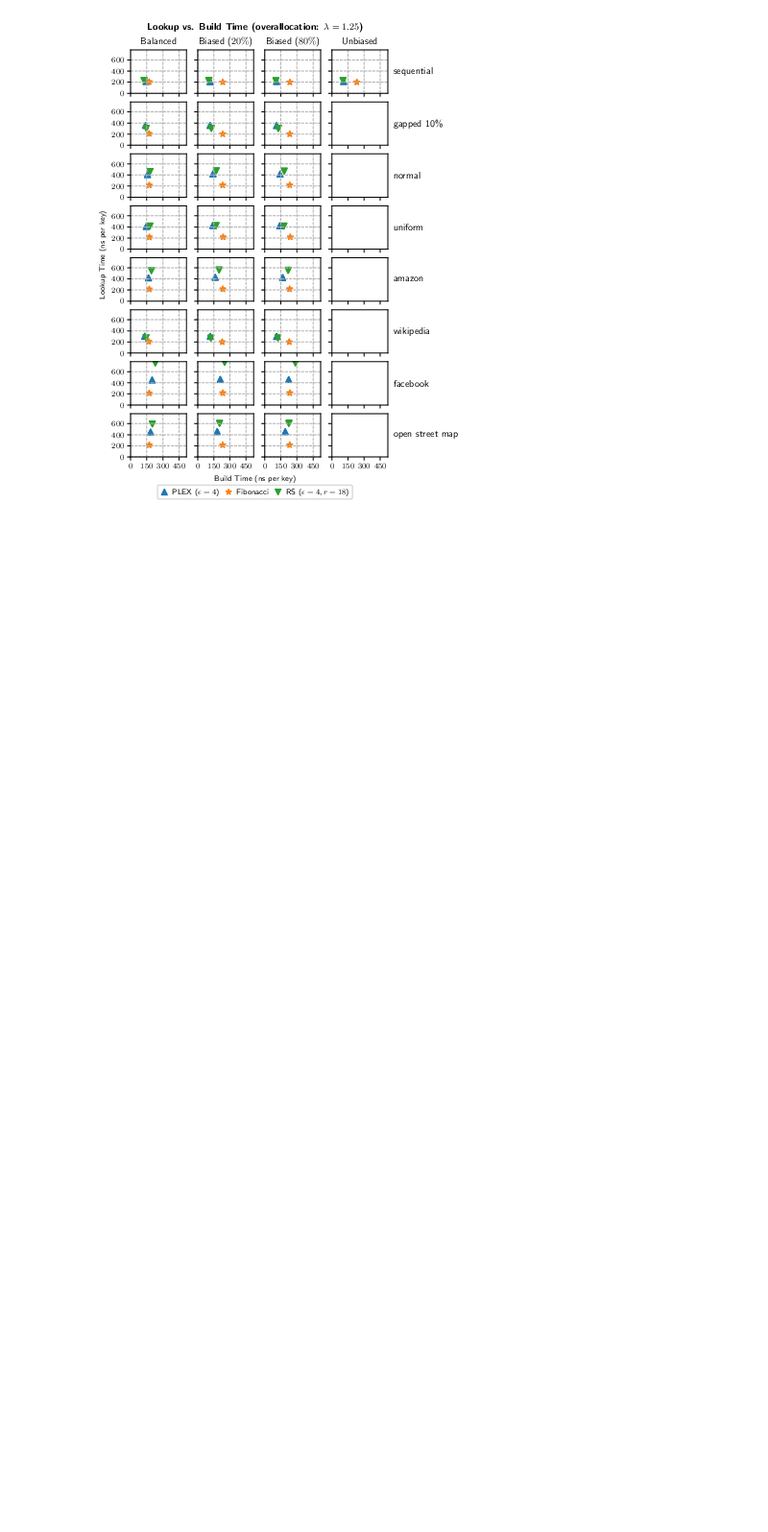
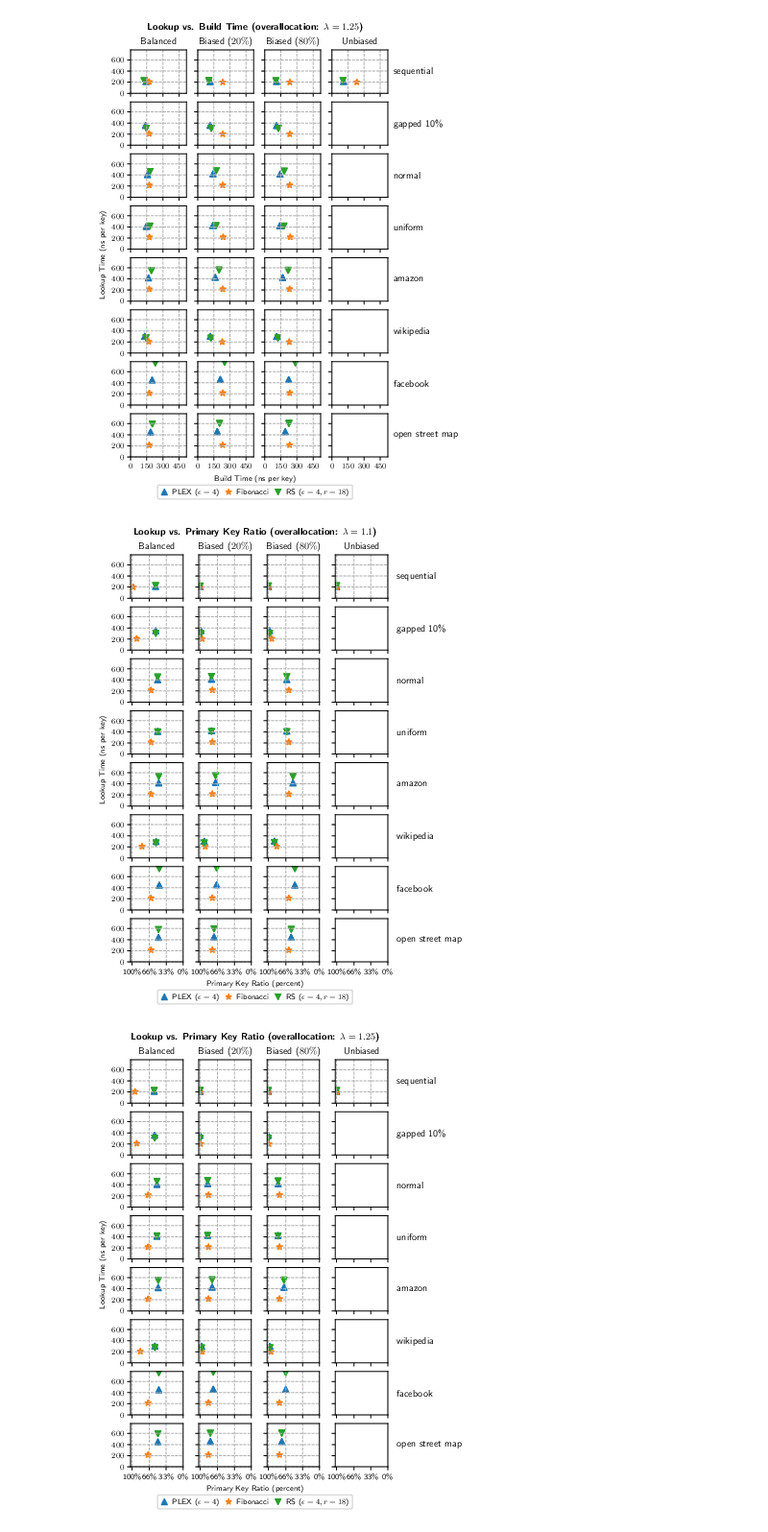
Before and after one commit to IlariaPilo/hashtable, a Jupyter notebook: results/plots_cuckoo.ipynb, the cells around one changed output. Shown: that part at 96% size. Cells and saved outputs as stored; diff of their text form; code cells hidden in the pictures; blank space fills up the shorter version.

Commit message:
first draft of cuckoo plots

```diff
--- a/results/plots_cuckoo.ipynb
+++ b/results/plots_cuckoo.ipynb
@@ -162,7 +163,7 @@ cuckoo_df[[func_name, dataset, dataset_size, overallocation, kicking_strategy, p
 | 1264 | radixspline | seq | 200000000.0 | 1.25 | biased_kicking_0 | exponential | ... |
 300 rows × 13 columns
 # %%
-def plot_cuckoo(data, overalloc):
+def plot_pareto(data, overalloc):
     rows = 8
     cols = 4
 
@@ -218,7 +219,72 @@ def plot_cuckoo(data, overalloc):
     fig.savefig(f"cuckoo_pareto_{overalloc}.pgf", bbox_inches="tight", dpi=300)
 
 for overalloc in [1.10, 1.25]:
-    plot_cuckoo(cuckoo_df, overalloc=overalloc)
+    plot_pareto(cuckoo_df, overalloc=overalloc)
 # %% [output]
 [figure]
 [figure]
+# %%
+def plot_primary_key_ratio(data, overalloc):
+    rows = 8
+    cols = 4
+
+    fig, axs = plt.subplots(rows, cols, figsize=(fig_width*0.8, fig_height*rows*0.65), sharex=True, sharey=True)
+
+    data = data[data[overallocation] == overalloc].copy(deep=True).sort_values(by=[dataset_order, dataset_size])
+    for i, (ds, df) in enumerate(data.groupby([dataset], sort=False)):
+        pad = 7.5
+        axs[i][-1].annotate(
+            dataset_name(ds),
+            xy=(0, 0.5),
+            xytext=(60 + axs[i][-1].yaxis.labelpad + pad, 0),
+            xycoords=axs[i][-1].yaxis.label,
+            textcoords='offset points',
+            size='large',
+            ha='left',
+            va='center',
+            rotation=0
+        )
+
+        for j, (kicking_strat, df) in enumerate(df.groupby([kicking_strategy], sort=False)):
+            ax = axs[i][j]
+            if i == 0:
+                ax.set_title(human_kicking_name(kicking_strat))
+
+            for k, (name, df) in enumerate(df.groupby([func_name], sort=False)):
+                ax.scatter(x=df[primary_key_ratio], y=df[hashtable_lookup], label=human_func_name(name), color=get_color(name), marker=get_marker(name))
+
+            ax.grid(linestyle='--', axis='both')
+            ax.set_xticks([1.0, 0.66, 0.33, 0])
+            ax.xaxis.set_major_formatter(PercentFormatter(xmax=1.0))
+            ax.invert_xaxis()
+            # for tick in ax.get_xticks():
+            #     tick.set_rotation(90)
+            ax.set_ylim([0, 780])
+            ax.set_yticks([0, 200, 400, 600])
+
+    h, l = axs[0][0].get_legend_handles_labels()
+    legend = fig.legend(
+        h, l,
+        loc="lower center",
+        bbox_to_anchor=(0.5, 0.04),
+        ncol=4,
+        borderpad=0.4,
+        labelspacing=0.2,
+        handlelength=1.0,
+        handletextpad=0.5,
+        columnspacing=0.7
+    )
+
+    fig.suptitle(f"Lookup vs. Primary Key Ratio (overallocation: $\lambda = {overalloc}$)", y=0.93, fontweight="bold")
+    fig.text(0.03, 0.5, 'Lookup Time (ns per key)', va='center', rotation='vertical')
+    fig.text(0.5, 0.08, 'Primary Key Ratio (percent)', ha='center')
+    fig.subplots_adjust(wspace=0.3)
+
+    fig.savefig(f"cuckoo_primary_key_ratio_{overalloc}.pdf", bbox_inches="tight", dpi=300)
+    fig.savefig(f"cuckoo_primary_key_ratio_{overalloc}.pgf", bbox_inches="tight", dpi=300)
+
+for overalloc in [1.10, 1.25]:
+    plot_primary_key_ratio(cuckoo_df, overalloc=overalloc)
+# %% [output]
+[figure, added]
+[figure, added]
```
Also changed, not shown: parts of 1 cell of this notebook.
